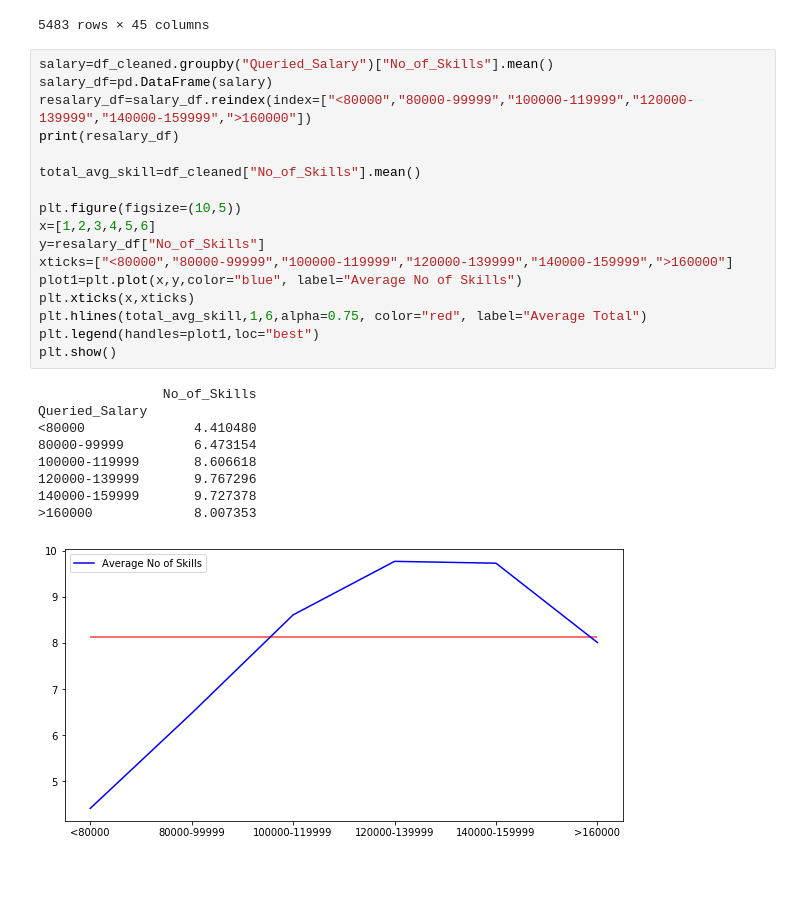
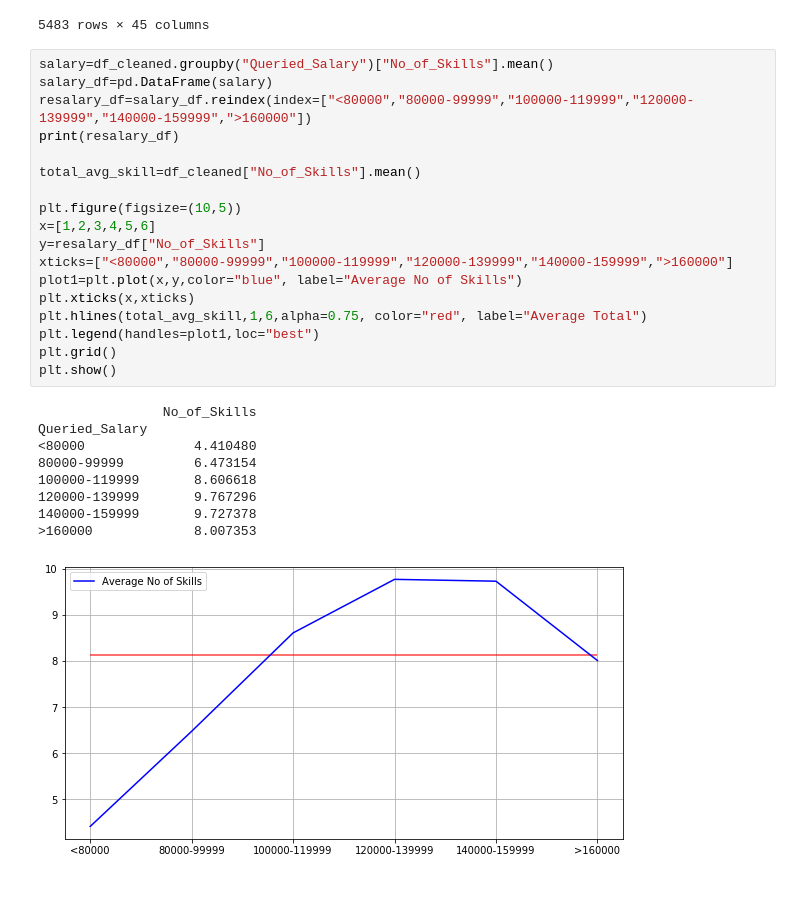
Before and after one commit to cce24/Project-1---Group-2, a Jupyter notebook: 02._Cleaning/Kevins_work.ipynb, the cells around one changed output. Saved outputs shown, nothing was run; the diff lists cells and outputs as text.

```diff
--- a/02._Cleaning/Kevins_work.ipynb
+++ b/02._Cleaning/Kevins_work.ipynb
@@ -58,30 +58,31 @@ df_cleaned
 # %%
 salary=df_cleaned.groupby("Queried_Salary")["No_of_Skills"].mean()
 salary_df=pd.DataFrame(salary)
 resalary_df=salary_df.reindex(index=["<80000","80000-99999","100000-119999","120000-139999","140000-159999",">160000"])
 print(resalary_df)
 
 total_avg_skill=df_cleaned["No_of_Skills"].mean()
 
 plt.figure(figsize=(10,5))
 x=[1,2,3,4,5,6]
 y=resalary_df["No_of_Skills"]
 xticks=["<80000","80000-99999","100000-119999","120000-139999","140000-159999",">160000"]
 plot1=plt.plot(x,y,color="blue", label="Average No of Skills")
 plt.xticks(x,xticks)
 plt.hlines(total_avg_skill,1,6,alpha=0.75, color="red", label="Average Total")
 plt.legend(handles=plot1,loc="best")
+plt.grid()
 plt.show()
 # %% [output]
                 No_of_Skills
 Queried_Salary
 <80000              4.410480
 80000-99999         6.473154
 100000-119999       8.606618
 120000-139999       9.767296
 140000-159999       9.727378
 >160000             8.007353
-[figure, old version]
+[figure, new version]
 # %% [markdown]
 ##
 # %%
```
Also changed, not shown: parts of 1 cell of this notebook.
